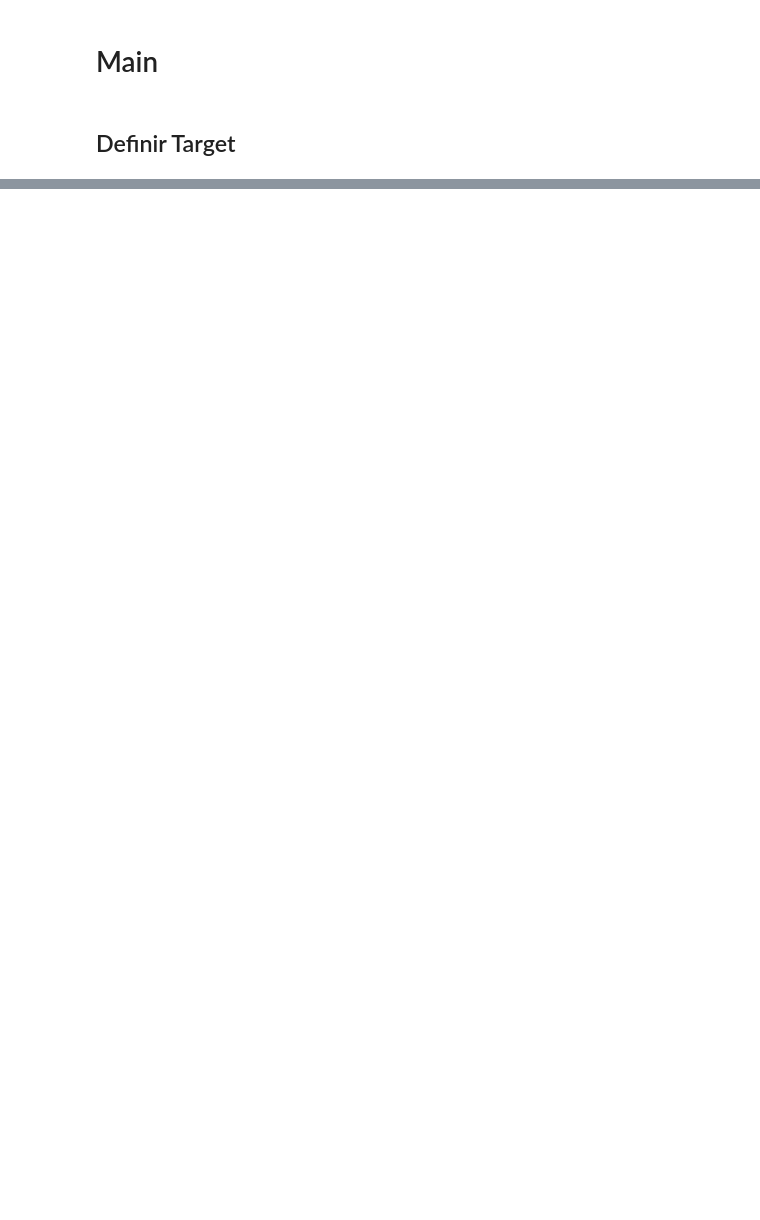
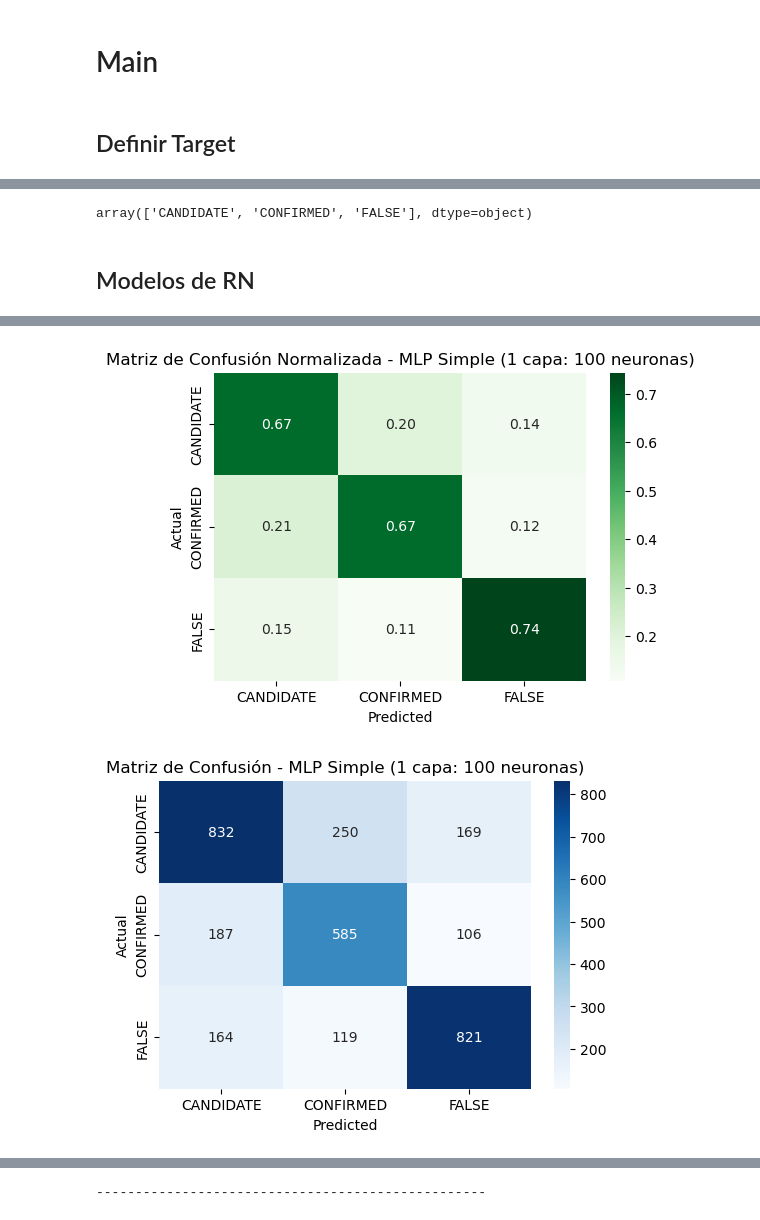
Before and after one commit to Ana-Jasso/ExoMinerAI, a Jupyter notebook: src/preprocessing/concat_files.ipynb, the cells around one changed output, grey strips where cells are left out. Cells and saved outputs as stored; diff of their text form; code cells hidden in the pictures; blank space fills up the shorter version.

Commit message:
Modelos Ejecutados.

```diff
--- a/src/preprocessing/concat_files.ipynb
+++ b/src/preprocessing/concat_files.ipynb
@@ -605,0 +277,77 @@ Name: count, dtype: int64
+# %%
+disposition_norm_classes
+# %% [output]
+array(['CANDIDATE', 'CONFIRMED', 'FALSE'], dtype=object)
+# %% [markdown]
+## Modelos de RN
+# %%
+# --- 5️⃣ Definir modelos de redes neuronales a comparar ---
+# Usamos MLPClassifier de scikit-learn para mantener consistencia con el flujo sklearn
+# Variantes con diferentes arquitecturas de capas ocultas
+from sklearn.neural_network import MLPClassifier
+
+models = {
+    "MLP Simple (1 capa: 100 neuronas)": MLPClassifier(hidden_layer_sizes=(100,),
+                                                       activation='relu',
+                                                       solver='adam',
+                                                       max_iter=1000,
+                                                       random_state=42),
+    "MLP (2 capas: 50-50)": MLPClassifier(hidden_layer_sizes=(50, 50),
+                                          activation='relu',
+                                          solver='adam',
+                                          max_iter=1000,
+                                          random_state=42),
+    "MLP (2 capas: 100-50)": MLPClassifier(hidden_layer_sizes=(100, 50),
+                                           activation='relu',
+                                           solver='adam',
+                                           max_iter=1000,
+                                           random_state=42),
+    "MLP con tanh (100)": MLPClassifier(hidden_layer_sizes=(100,),
+                                        activation='tanh',
+                                        solver='adam',
+                                        max_iter=1000,
+                                        random_state=42)
+}
+
+# --- 6️⃣ Entrenar y evaluar ---
+n_classes = len(disposition_norm_classes)
+class_labels = list(range(n_classes))  # Etiquetas numéricas: [0, 1, ..., n-1]
+
+le_status = label_encoders['disposition_norm']
+disposition_norm_classes = le_status.classes_
+class_labels = list(range(len(disposition_norm_classes)))  # [0, 1, ..., n-1]
+
+for name, model in models.items():
+    model.fit(X_train, y_train)
+    preds = model.predict(X_test)
+    acc = accuracy_score(y_test, preds)
+
+    print(f"🔹 {name}")
+    print(f"   Exactitud: {acc:.4f}")
+
+    # Corregido: Especificar labels para manejar clases faltantes en test
+    report = classification_report(y_test, preds, target_names=disposition_norm_classes,
+                                   labels=class_labels, zero_division=0)
+    print(f"   Reporte:\n{report}")
+
+    # Corregido: Especificar labels para matriz de confusión completa
+    cm = confusion_matrix(y_test, preds, labels=class_labels)
+    # Matriz normalizada (%)
+    cm_normalized = cm.astype('float') / (cm.sum(axis=1)[:, np.newaxis] + 1e-8)  # Evitar división por cero
+    plt.figure(figsize=(6, 4))
+    sns.heatmap(cm_normalized, annot=True, fmt='.2f', cmap='Greens',
+                xticklabels=disposition_norm_classes, yticklabels=disposition_norm_classes)
+    plt.xlabel('Predicted')
+    plt.ylabel('Actual')
+    plt.title(f'Matriz de Confusión Normalizada - {name}')
+    plt.show()
+
+    plt.figure(figsize=(6, 4))
+    sns.heatmap(cm, annot=True, fmt='d', cmap='Blues',
+                xticklabels=disposition_norm_classes, yticklabels=disposition_norm_classes)
+    plt.xlabel('Predicted')
+    plt.ylabel('Actual')
+    plt.title(f'Matriz de Confusión - {name}')
+    plt.show()
+    print("-" * 50)
+# %% [output]
@@ -605,0 +366,2 @@ Name: count, dtype: int64
+[figure, added]
+[figure, added]
@@ -605,0 +413 @@ Name: count, dtype: int64
+--------------------------------------------------
```
Also changed, not shown: parts of 10 cells of this notebook.
